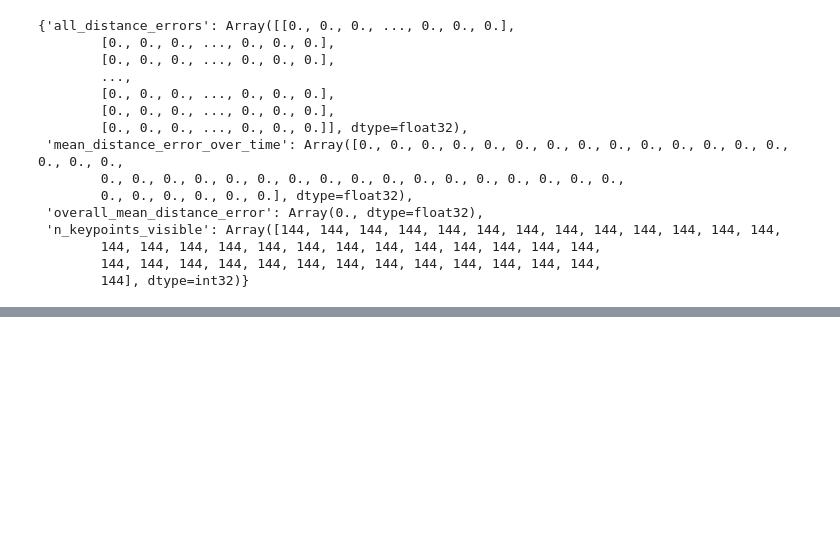
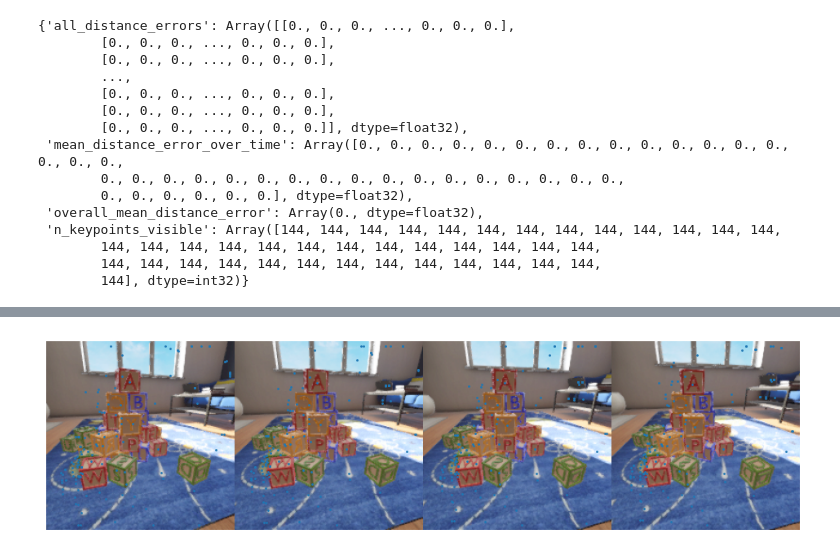
Before and after one commit to probcomp/b3d, a Jupyter notebook: notebooks/gm/multiple_patch_tracking_2d/01_task.ipynb, the cells around one changed output, grey strips where cells are left out. Drawn from its saved outputs; the diff is of its cells as text; code cells hidden in the pictures; blank space fills up the shorter version.

Commit message:
code to export to featuretrackdata

```diff
--- a/notebooks/gm/multiple_patch_tracking_2d/01_task.ipynb
+++ b/notebooks/gm/multiple_patch_tracking_2d/01_task.ipynb
@@ -53,0 +63,6 @@ task.visualize_solution(solution, metrics)
+# %%
+spec = task.get_task_specification()
+solver = KeypointTracker2DFromInitialGrid(
+    grid_size_x=12, grid_size_y=12, patch_size=11, do_reinitialization=True
+)
+solution = solver.solve(spec, save_states=True)
@@ -53,0 +95,2 @@ task.visualize_solution(solution, metrics)
+# %%
+ftd2 = task.get_feature_track_data_from_solution(solution)
@@ -53,0 +99,4 @@ task.visualize_solution(solution, metrics)
+# %%
+ftd2.slice_time(20, 24).quick_plot(downsize=1)
+# %% [output]
+[figure, added]
```
Also changed, not shown: parts of 8 cells of this notebook, 1 other file.
